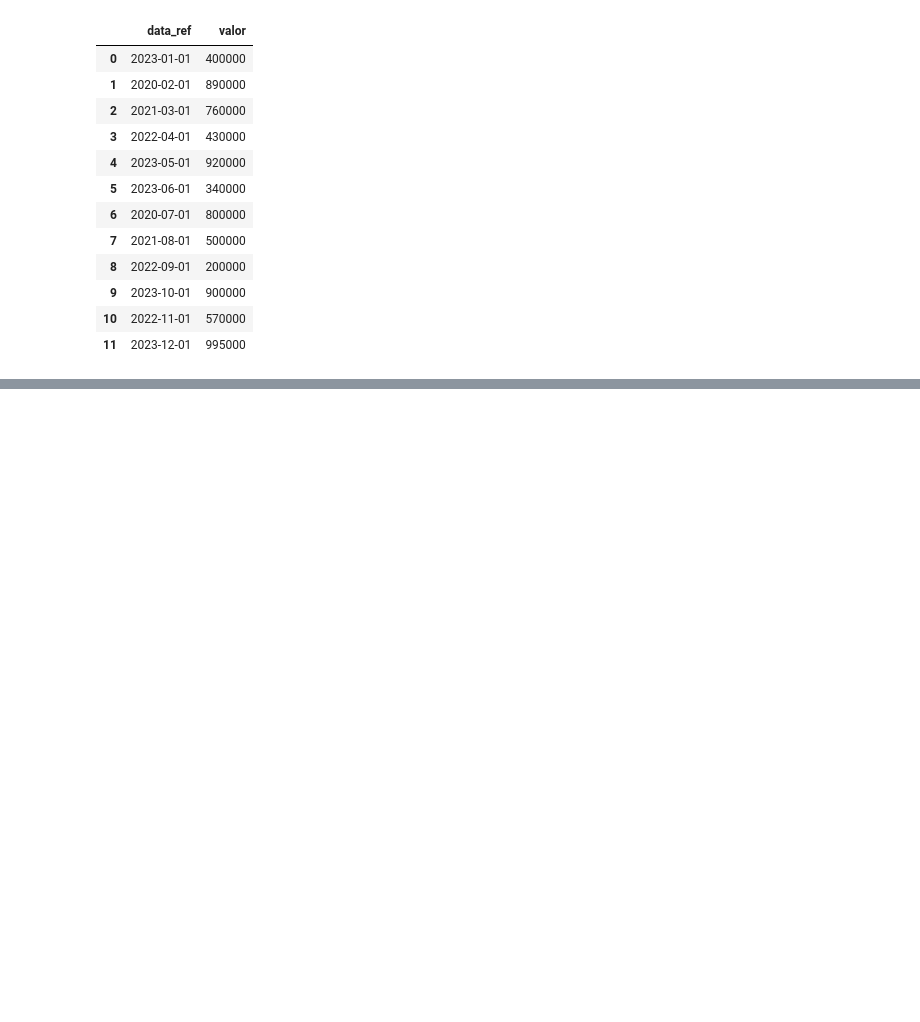
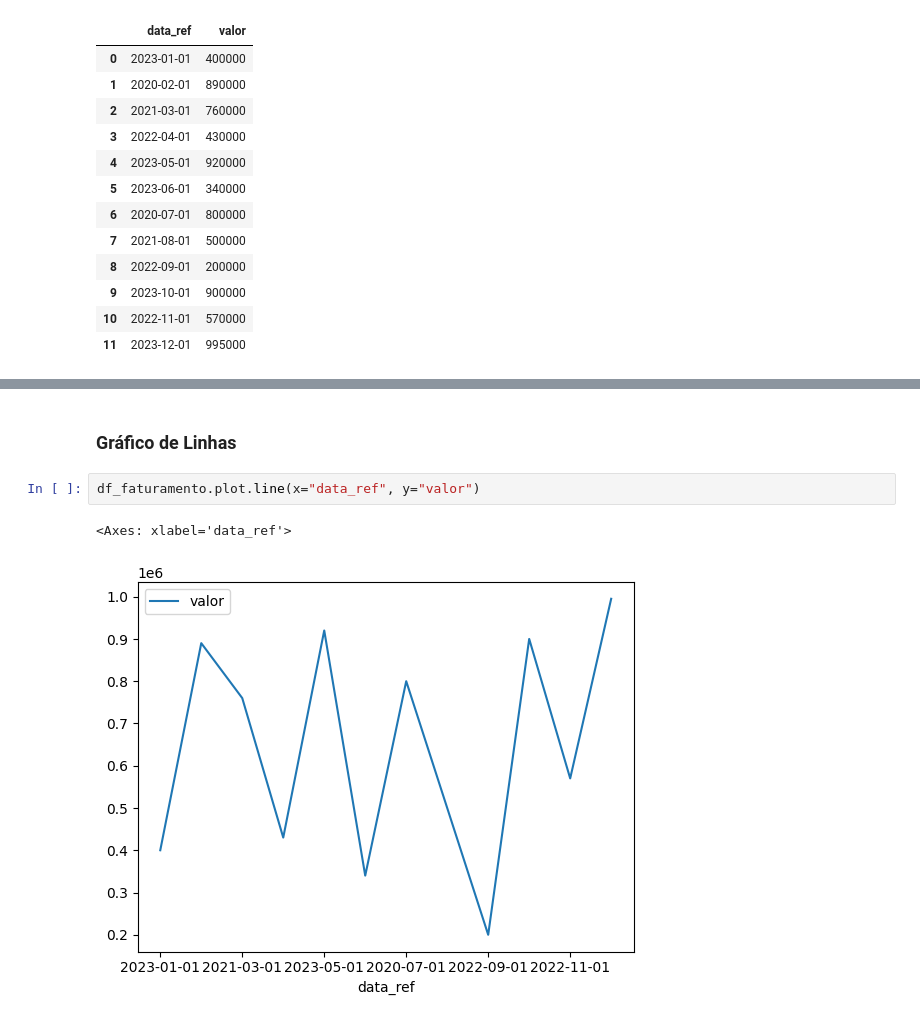
Before and after one commit to felipesanderp/estatisticaas_devs, a Jupyter notebook: desafio_estatisticas_devs.ipynb, the cells around one changed output, grey strips where cells are left out. Drawn from its saved outputs; the diff is of its cells as text; blank space fills up the shorter version.

```diff
--- a/desafio_estatisticas_devs.ipynb
+++ b/desafio_estatisticas_devs.ipynb
@@ -79,0 +94,7 @@ df_faturamento
+# %% [markdown]
+### Gráfico de Linhas
+# %%
+df_faturamento.plot.line(x="data_ref", y="valor")
+# %% [output]
+<Axes: xlabel='data_ref'>
+[figure, added]
```
Also changed, not shown: parts of 4 cells of this notebook.
